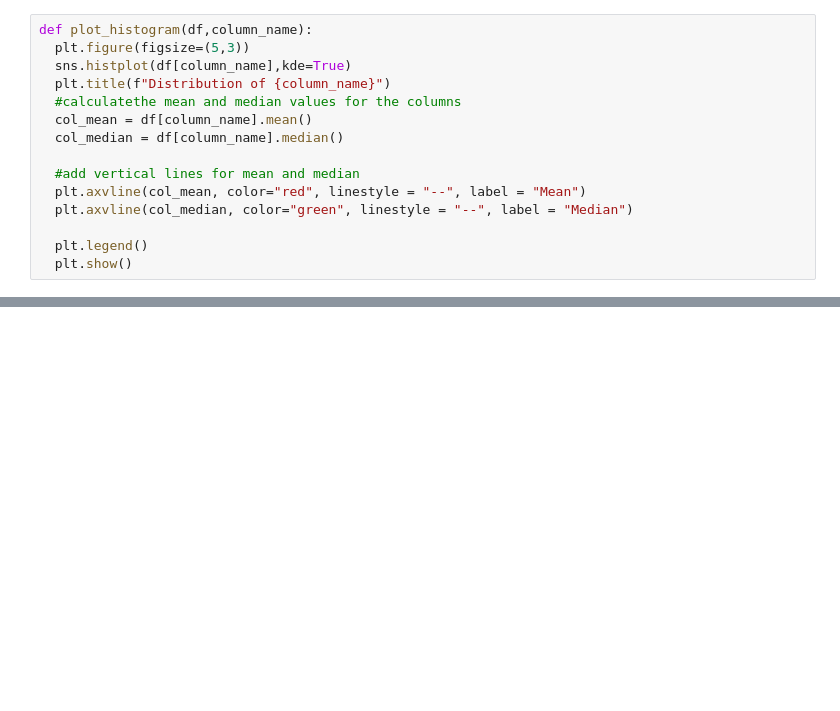
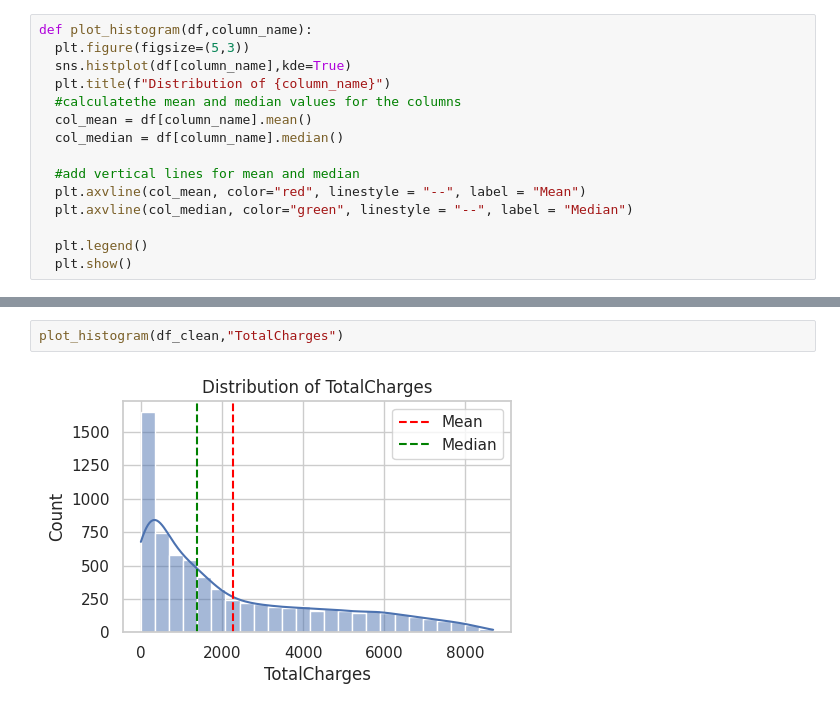
Before and after one commit to sanuli2008/Comparing-Tesla-and-GameStop-Stock-Prices-vs-Revenue-Analysis, a Jupyter notebook: 2425615.ipynb, the cells around one changed output, grey strips where cells are left out. Cells and saved outputs as stored; diff of their text form; blank space fills up the shorter version.

```diff
--- a/2425615.ipynb
+++ b/2425615.ipynb
@@ -290,0 +244,4 @@ with open("encoders.pkl","wb") as f: #Ensures you can reuse the exact encoders l
+# %%
+plot_histogram(df_clean,"TotalCharges")
+# %% [output]
+[figure, added]
```
Also changed, not shown: parts of 137 cells of this notebook.
